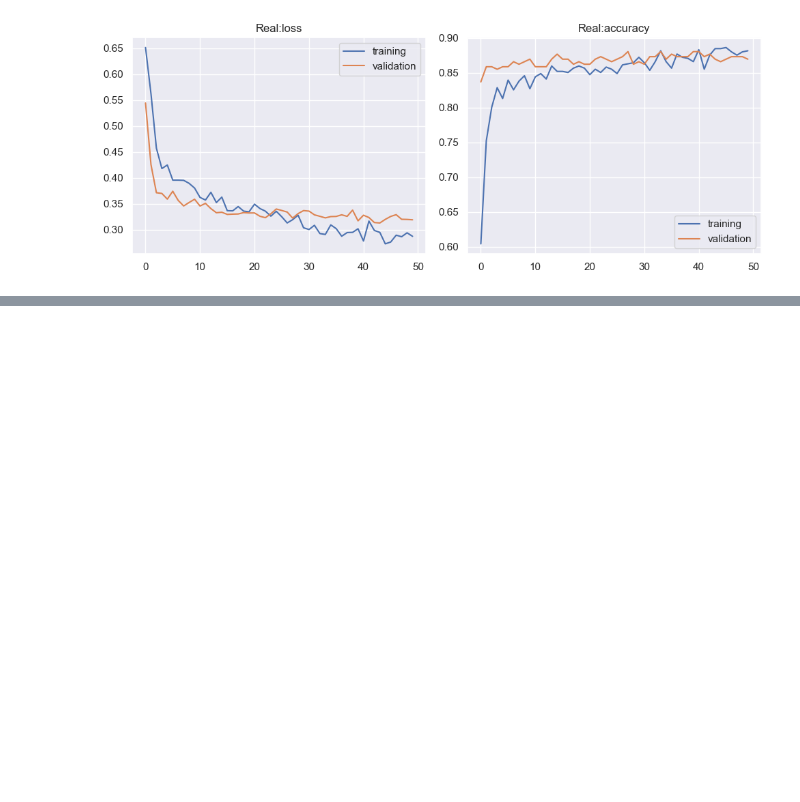
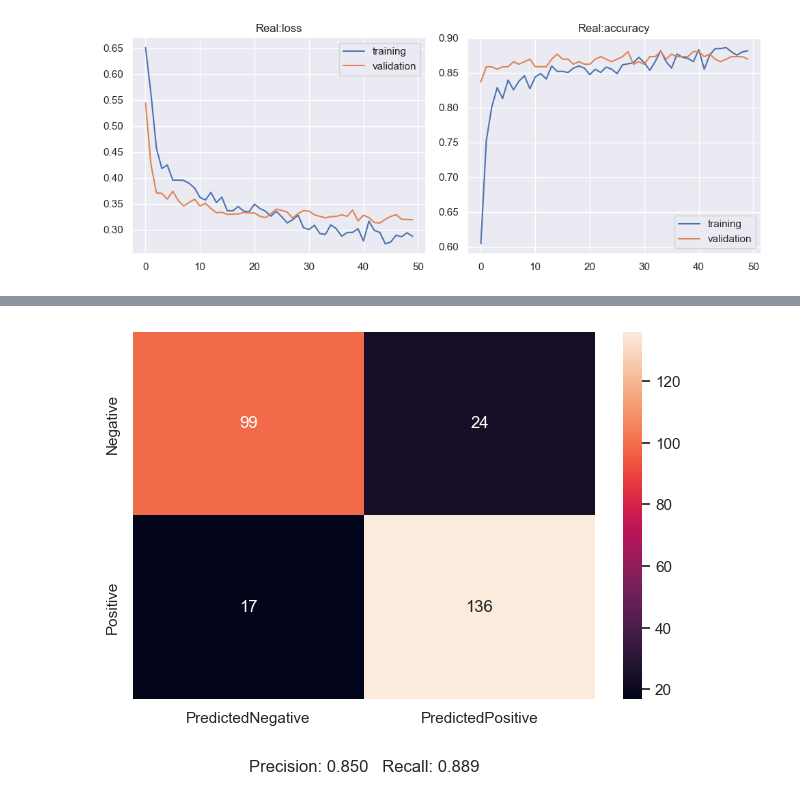
Before and after one commit to RickCraco/computer-science-project, a Jupyter notebook: notebooks/heart_disease_classification_ctgan_xai.ipynb, the cells around one changed output, grey strips where cells are left out. Cells and saved outputs as stored; diff of their text form; code cells hidden in the pictures; blank space fills up the shorter version.

Commit message:
fixed some bugs + added classification report and confusion matrix for DNN

```diff
--- a/notebooks/heart_disease_classification_ctgan_xai.ipynb
+++ b/notebooks/heart_disease_classification_ctgan_xai.ipynb
@@ -1032,3 +1048,9 @@ model_real.evaluate(X_test_real, y_test_real)
 plot_learning_curve(history_real, "Real")
 # %% [output]
 [figure]
+# %%
+y_pred_test_syn = model_syn.predict(X_test_real)
+y_pred_test_syn = (y_pred_test_syn > 0.5).astype(int)
+
+fig = plot_confusion_matrix(y_test_real, y_pred_test_syn)
+# %% [output]
@@ -1034,0 +1058 @@ plot_learning_curve(history_real, "Real")
+[figure, added]
```
Also changed, not shown: parts of 9 cells of this notebook.
